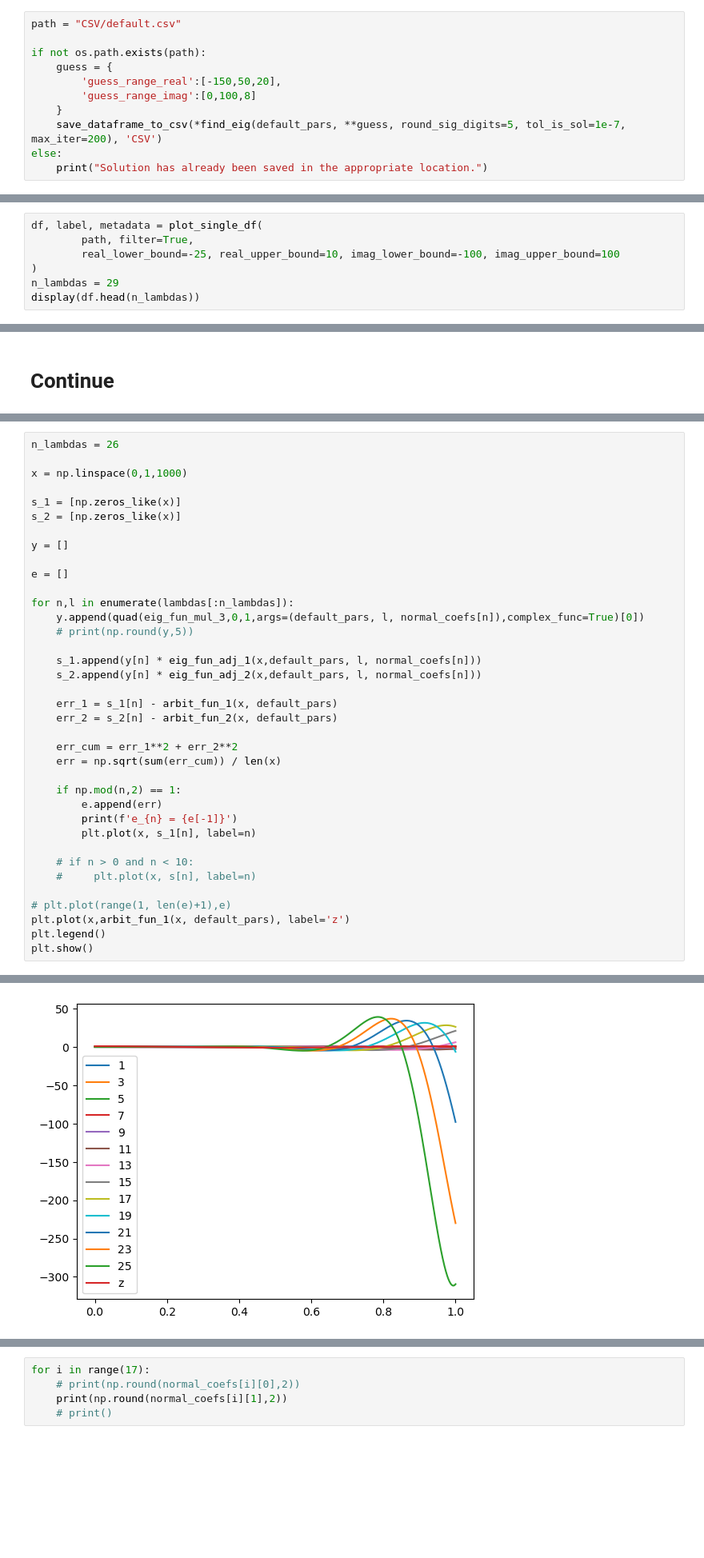
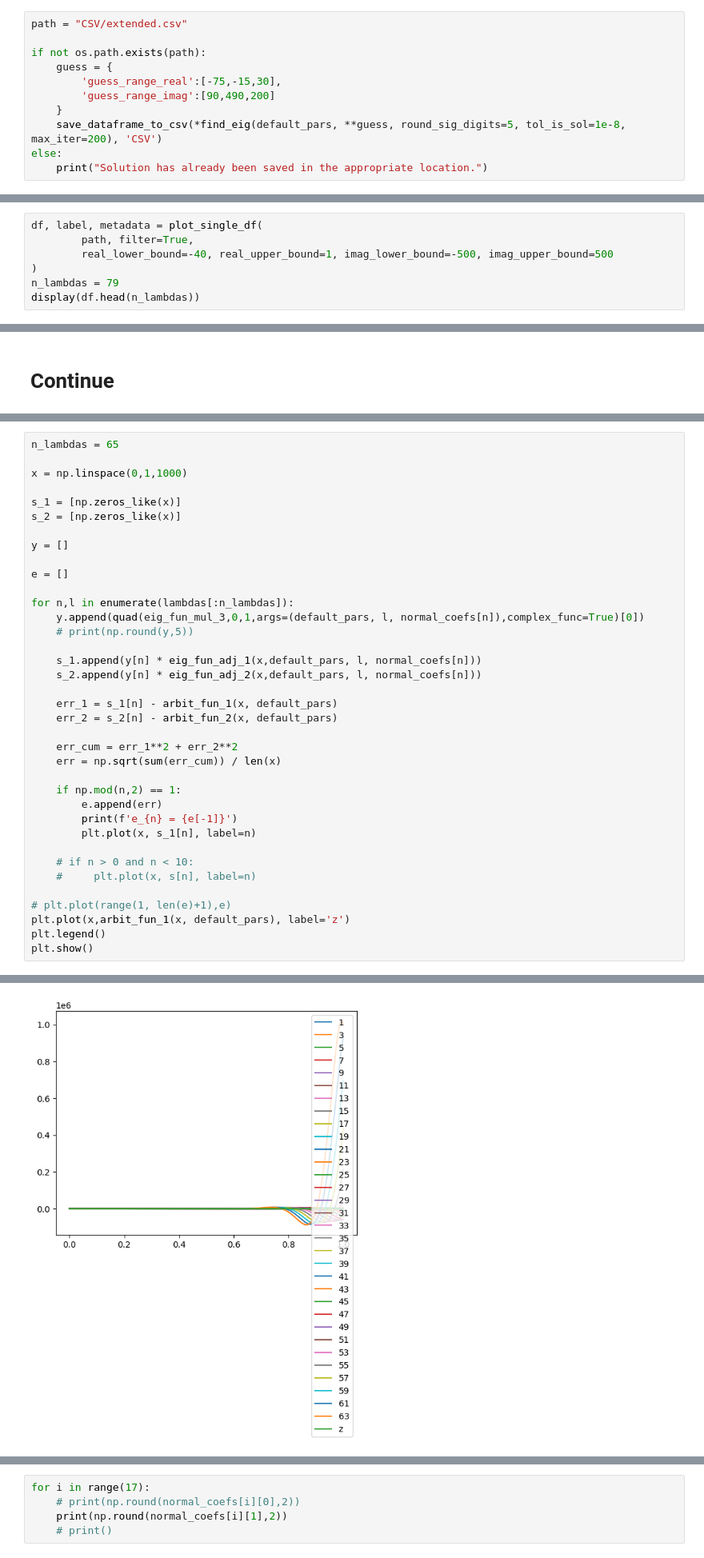
Before and after one commit to behradmoadeli/pfr_isothermal_recycle_delay_optimal, a Jupyter notebook: reports/BehradPaper.ipynb, the cells around one changed output, grey strips where cells are left out. Shown at 80% size. Saved outputs shown, nothing was run; the diff lists cells and outputs as text; blank space fills up the shorter version.

Commit message:
extended lambdas adjoint error is not good, so added new char_eq_dual

```diff
--- a/reports/BehradPaper.ipynb
+++ b/reports/BehradPaper.ipynb
@@ -212,14 +212,14 @@ display(default_pars)
 # %% [markdown]
 Searching `guess` range to obtain eigenvalues distribution:
 # %%
-path = "CSV/default.csv"
+path = "CSV/extended.csv"
 
 if not os.path.exists(path):
     guess = {
-        'guess_range_real':[-150,50,20],
-        'guess_range_imag':[0,100,8]
+        'guess_range_real':[-75,-15,30],
+        'guess_range_imag':[90,490,200]
     }
-    save_dataframe_to_csv(*find_eig(default_pars, **guess, round_sig_digits=5, tol_is_sol=1e-7, max_iter=200), 'CSV')
+    save_dataframe_to_csv(*find_eig(default_pars, **guess, round_sig_digits=5, tol_is_sol=1e-8, max_iter=200), 'CSV')
 else:
     print("Solution has already been saved in the appropriate location.")
 # %% [output]
@@ -229,8 +229,8 @@ Plotting the obtained eigenvalue distribution:
 # %%
 df, label, metadata = plot_single_df(
         path, filter=True,
-        real_lower_bound=-25, real_upper_bound=10, imag_lower_bound=-100, imag_upper_bound=100
+        real_lower_bound=-40, real_upper_bound=1, imag_lower_bound=-500, imag_upper_bound=500
 )
-n_lambdas = 29
+n_lambdas = 79
 display(df.head(n_lambdas))
 # %% [output]
@@ -1114,7 +1088,7 @@ plt.show()
 # %% [output]
 [figure]
 # %%
-n_lambdas = 26
+n_lambdas = 65
 
 x = np.linspace(0,1,1000)
 
@@ -1167,2 +1145,2 @@ e_25 = (2.1882249761991295-2.7062249756395436j)
-[figure, old version]
+[figure, new version]
 # %%
```
Also changed, not shown: parts of 18 cells of this notebook, 3 other files.
